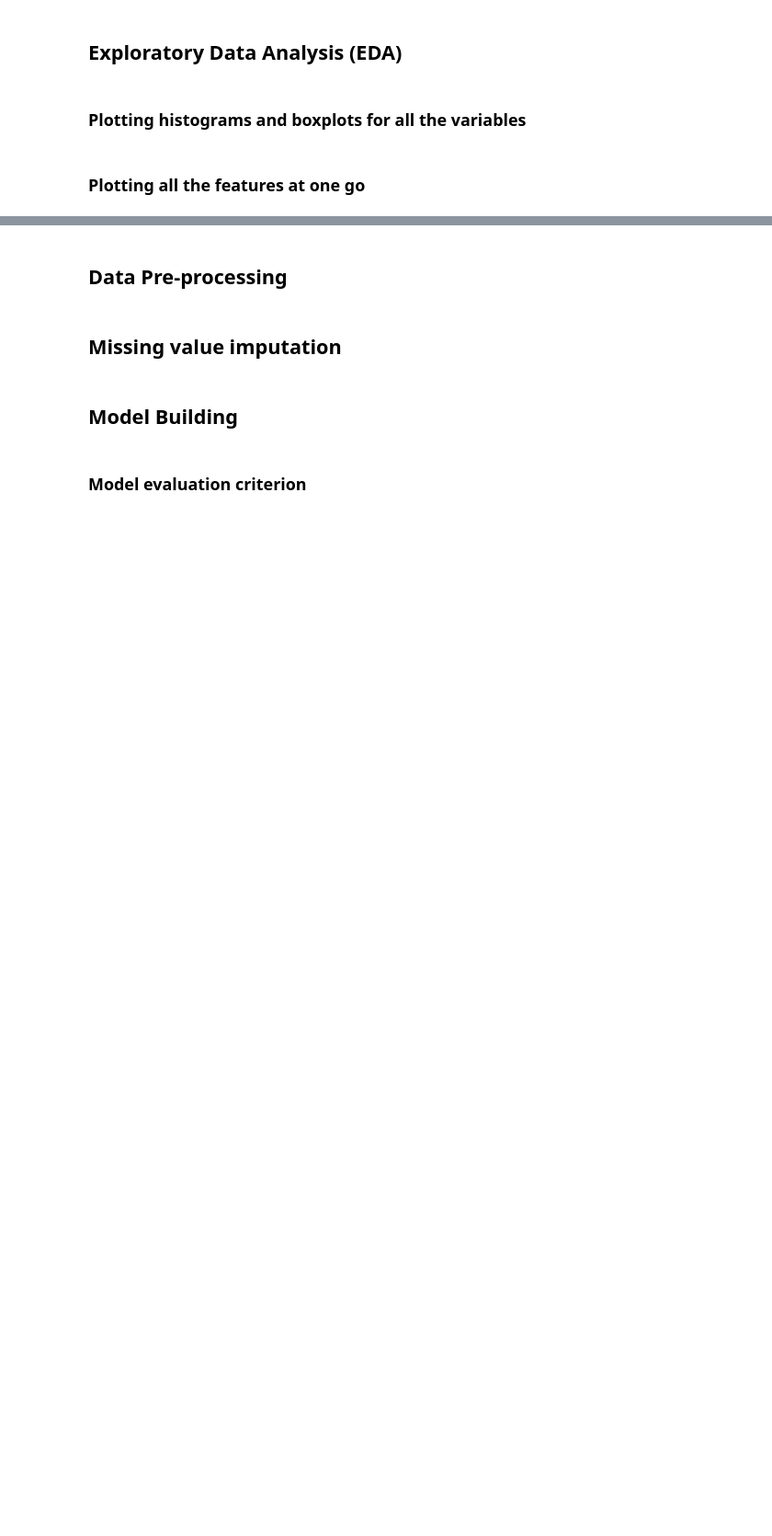
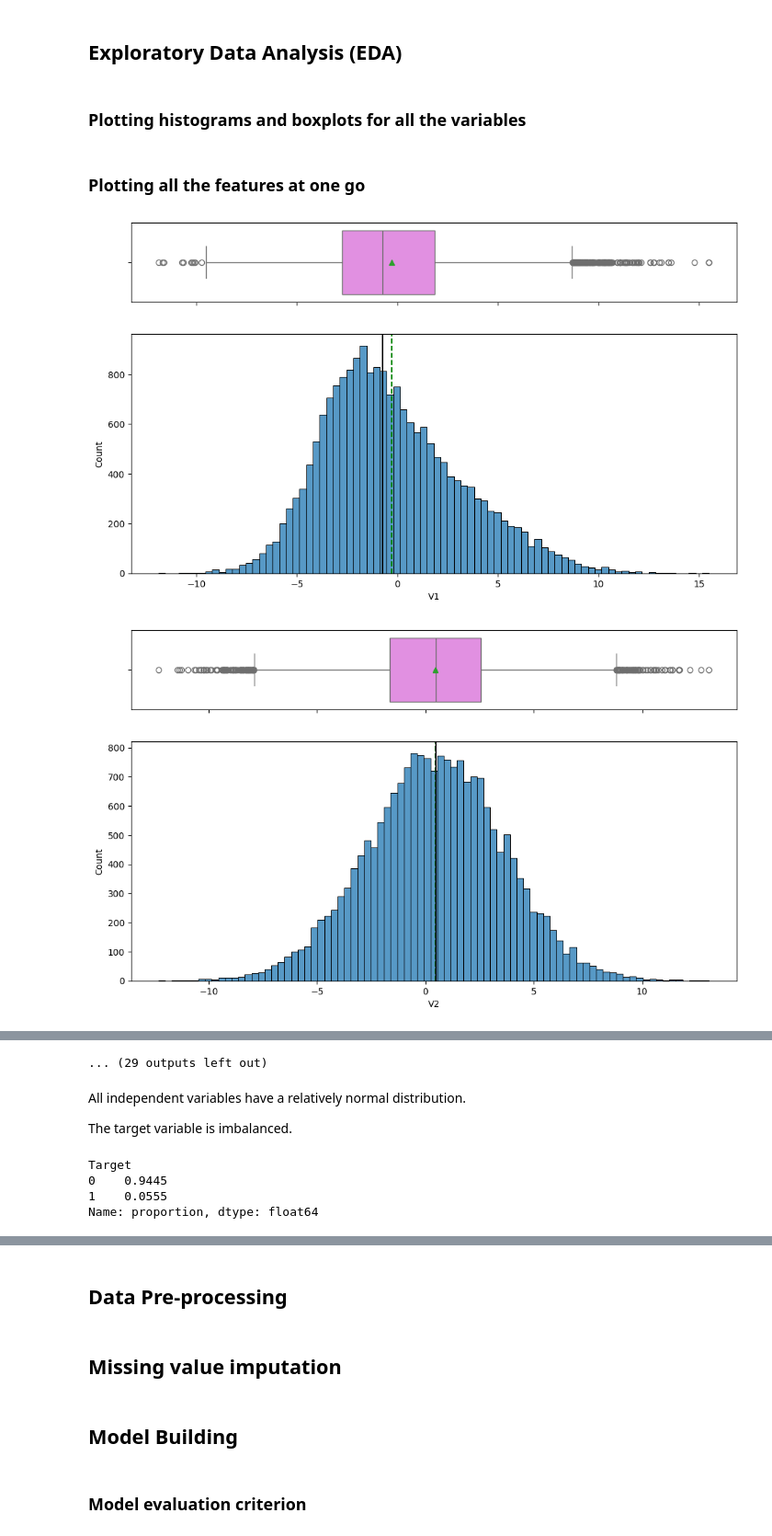
Before and after one commit to NoahMorgenstein/Model-Tuning-Pipelines, a Jupyter notebook: Noah_Morgenstein_Renewind.ipynb, the cells around one changed output, grey strips where cells are left out. Shown at 92% size. Drawn from its saved outputs; the diff is of its cells as text; code cells hidden in the pictures; blank space fills up the shorter version.

```diff
--- a/Noah_Morgenstein_Renewind.ipynb
+++ b/Noah_Morgenstein_Renewind.ipynb
@@ -303,5 +314,8 @@ def histogram_boxplot(data, feature, figsize=(12, 7), kde=False, bins=None):
 # %% [markdown]
 ### Plotting all the features at one go
 # %%
-for feature in df.columns:
-    histogram_boxplot(df, feature, figsize=(12, 7), kde=False, bins=None) ## Please change the dataframe name as you define while reading the data
+for feature in train_set.columns:
+    histogram_boxplot(train_set, feature, figsize=(12, 7), kde=False, bins=None) #Calling the function
+# %% [output]
+[figure, added]
+[figure, added]
@@ -307,0 +332,13 @@ for feature in df.columns:
+... (29 outputs left out)
+# %% [markdown]
+All independent variables have a relatively normal distribution.
+
+The target variable is imbalanced.
+# %%
+#Check the proportion of the target variable
+train_set['Target'].value_counts(normalize=True)
+# %% [output]
+Target
+0    0.9445
+1    0.0555
+Name: proportion, dtype: float64
```
Also changed, not shown: parts of 5 cells of this notebook.
